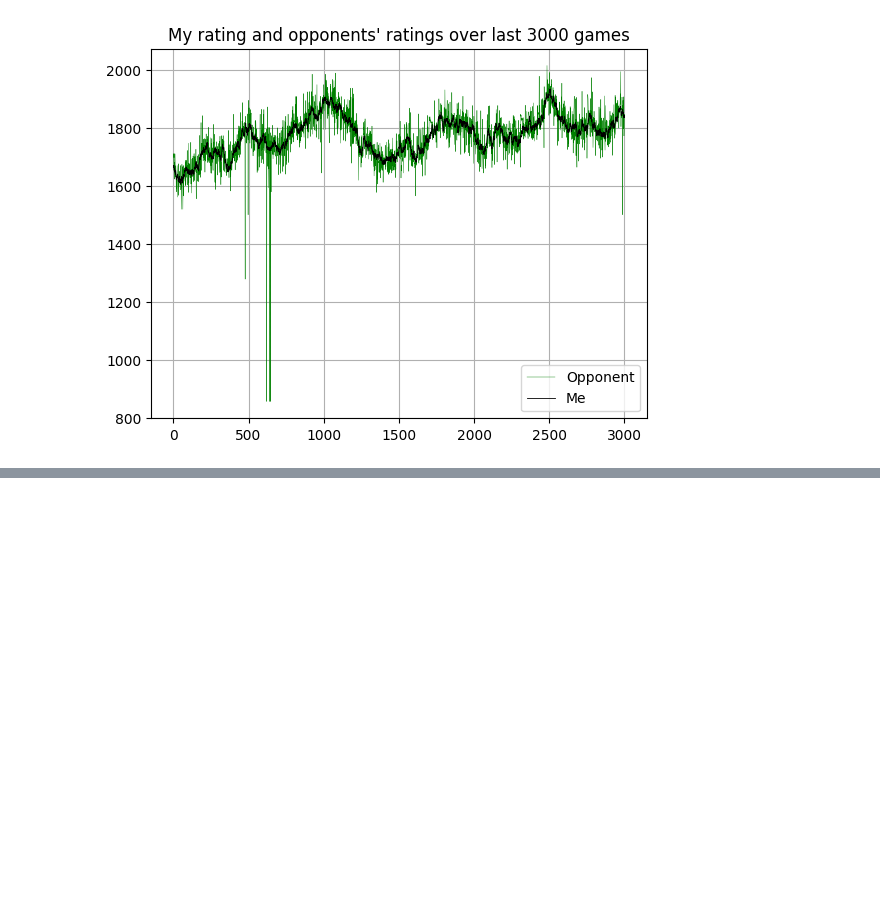
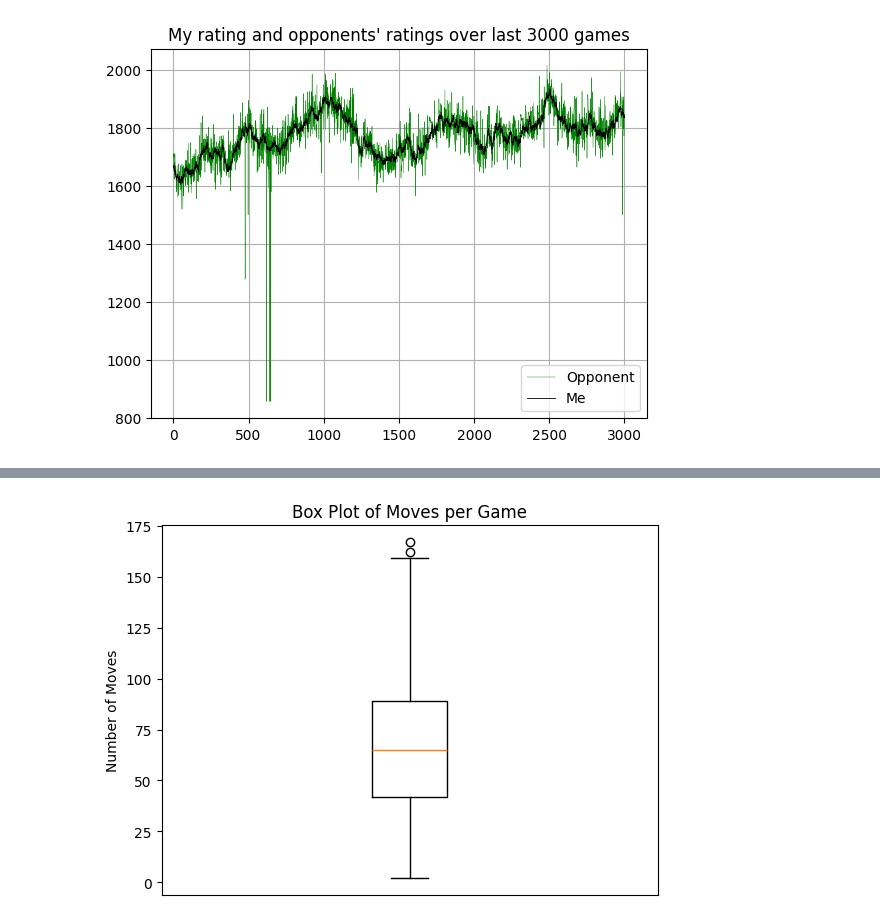
Before and after one commit to Gary-Carroll/Chess-Analysis, a Jupyter notebook: Chess.ipynb, the cells around one changed output, grey strips where cells are left out. Cells and saved outputs as stored; diff of their text form; code cells hidden in the pictures; blank space fills up the shorter version.

```diff
--- a/Chess.ipynb
+++ b/Chess.ipynb
@@ -238 +279,9 @@ plt.show()
+# %%
+plt.boxplot(moves)
+plt.ylabel('Number of Moves')
+plt.title('Box Plot of Moves per Game')
+plt.xticks([])
+plt.show()
+# %% [output]
+[figure, added]
 # %%
```
Also changed, not shown: parts of 11 cells of this notebook.
